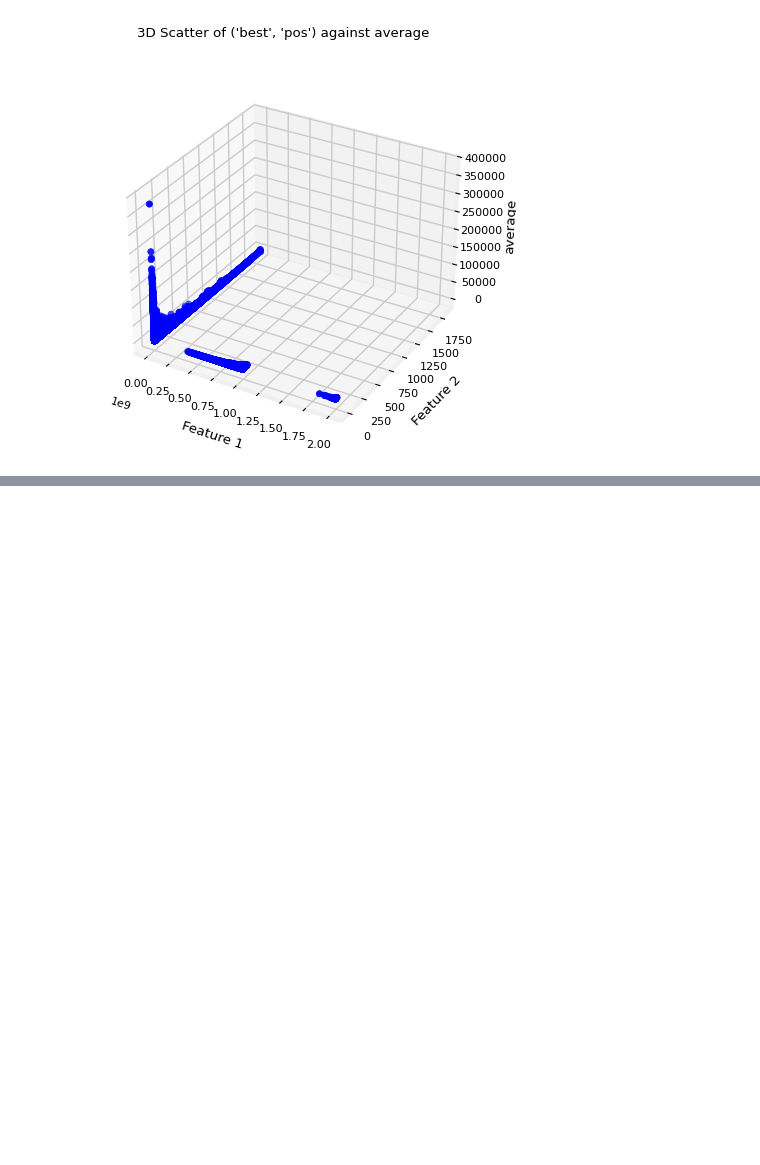
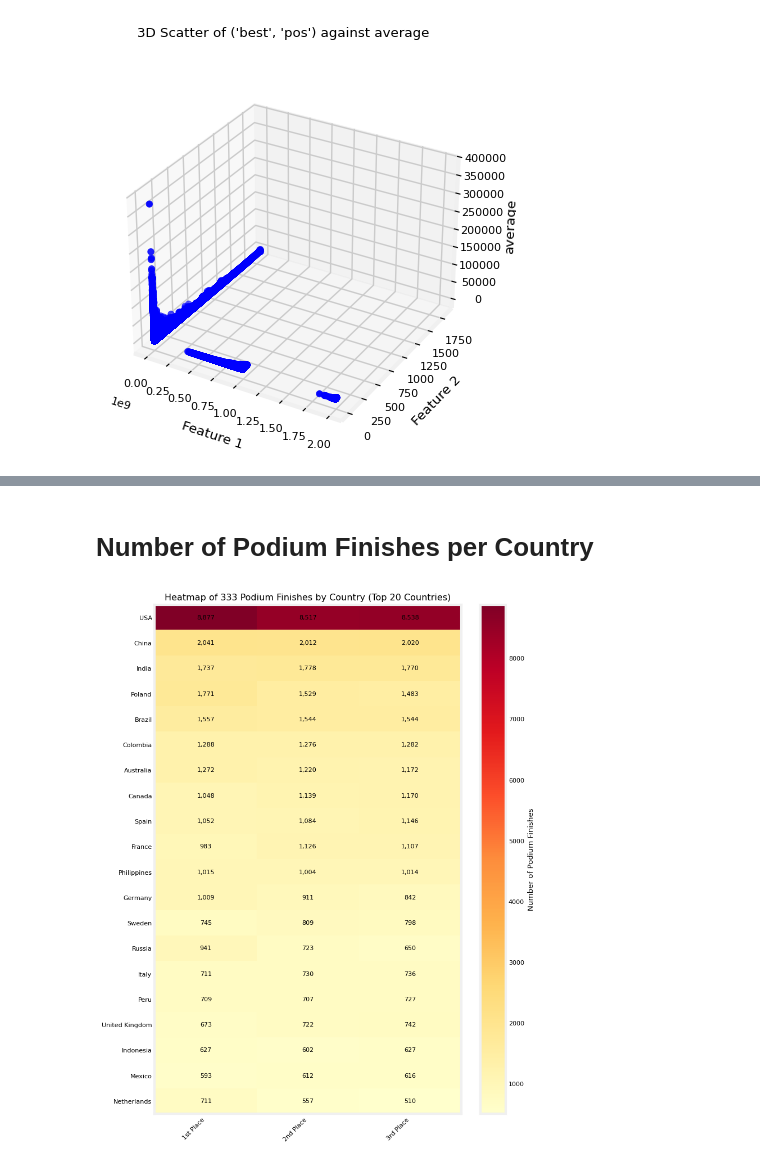
Before and after one commit to TempeHS/2026SE_MLOPSTask_Michael.L, a Jupyter notebook: 2.Model_Development/2.1.Data_Wrangling/2.1.1.data_preview.ipynb, the cells around one changed output, grey strips where cells are left out. Cells and saved outputs as stored; diff of their text form; code cells hidden in the pictures; blank space fills up the shorter version.

```diff
--- a/2.Model_Development/2.1.Data_Wrangling/2.1.1.data_preview.ipynb
+++ b/2.Model_Development/2.1.Data_Wrangling/2.1.1.data_preview.ipynb
@@ -212,0 +334,40 @@ plt.show()
+# %% [markdown]
+# Number of Podium Finishes per Country
+# %%
+results_333 = results[results["event_id"] == "333"].copy()
+results_podium = results_333[results_333["pos"].isin([1, 2, 3])]
+
+pivot_podium = (
+    results_podium.groupby(["person_country_id", "pos"]).size().unstack(fill_value=0)
+)
+pivot_podium.columns = ["1st Place", "2nd Place", "3rd Place"]
+
+top_countries = pivot_podium.sum(axis=1).nlargest(20).index
+pivot_podium = pivot_podium.loc[top_countries]
+
+fig, ax = plt.subplots(figsize=(8, 10))
+cax = ax.imshow(pivot_podium, cmap="YlOrRd", aspect="auto")
+fig.colorbar(cax, ax=ax, label="Number of Podium Finishes")
+
+ax.set_xticks(range(len(pivot_podium.columns)))
+ax.set_yticks(range(len(pivot_podium.index)))
+ax.set_xticklabels(pivot_podium.columns, rotation=45, ha="right")
+ax.set_yticklabels(pivot_podium.index)
+
+for i in range(len(pivot_podium.index)):
+    for j in range(len(pivot_podium.columns)):
+        ax.text(
+            j,
+            i,
+            f"{pivot_podium.iloc[i, j]:,}",
+            ha="center",
+            va="center",
+            fontsize=8,
+            color="black",
+        )
+
+plt.title("Heatmap of 333 Podium Finishes by Country (Top 20 Countries)")
+plt.tight_layout()
+plt.show()
+# %% [output]
+[figure, added]
```
Also changed, not shown: parts of 9 cells of this notebook, 1 other file.
